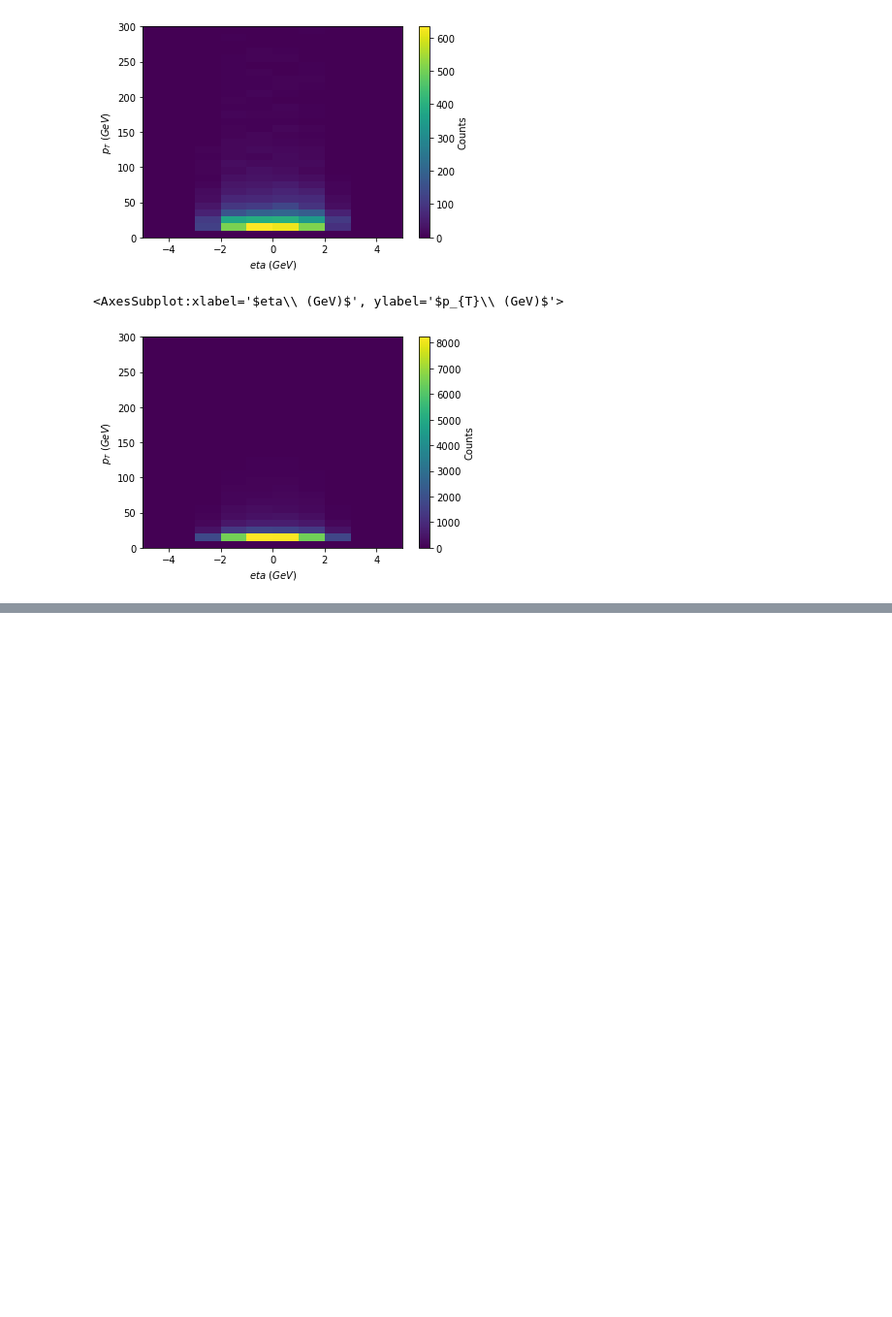
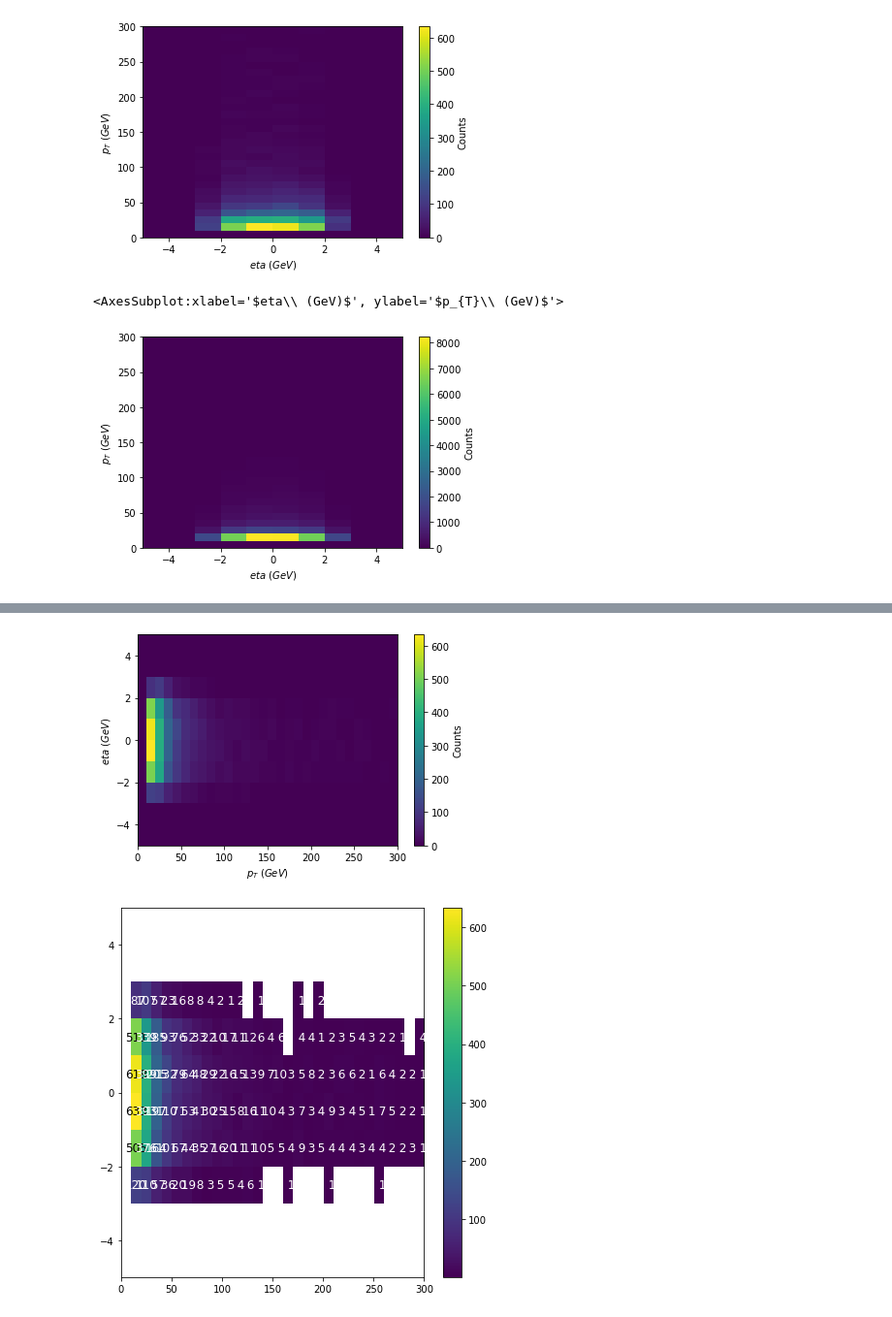
Before and after one commit to danbarto/tW_scattering, a Jupyter notebook: notebooks/fake_rate_measurement.ipynb, the cells around one changed output, grey strips where cells are left out. Shown at 97% size. Drawn from its saved outputs; the diff is of its cells as text; code cells hidden in the pictures; blank space fills up the shorter version.

```diff
--- a/notebooks/fake_rate_measurement.ipynb
+++ b/notebooks/fake_rate_measurement.ipynb
@@ -129,0 +149,12 @@ a.sum("dataset").values()
+# %%
+x1 = a.sum('dataset')
+x1_axis_0 = x1.axes()[0].name
+x1_axis_1 = x1.axes()[1].name
+x1_y = Hist2D.from_bincounts(x1.values()[()].T, (x1.axis(x1_axis_0).edges(), x1.axis(x1_axis_1).edges()))
+hist.plot2d(x1, xaxis = x1.axes()[0].name)
+plt.figure('test2', figsize = (7,7))
+x1_y.plot(show_counts=True)
+plt.draw()
+# %% [output]
+[figure, added]
+[figure, added]
```
Also changed, not shown: parts of 8 cells of this notebook.
